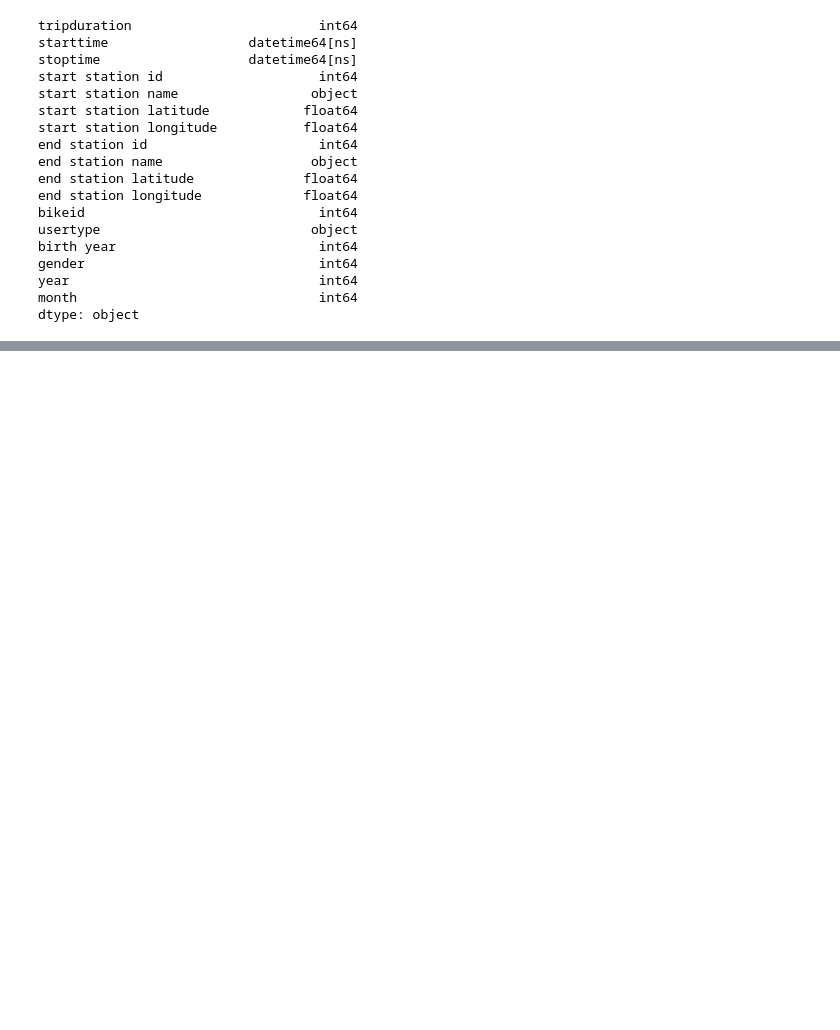
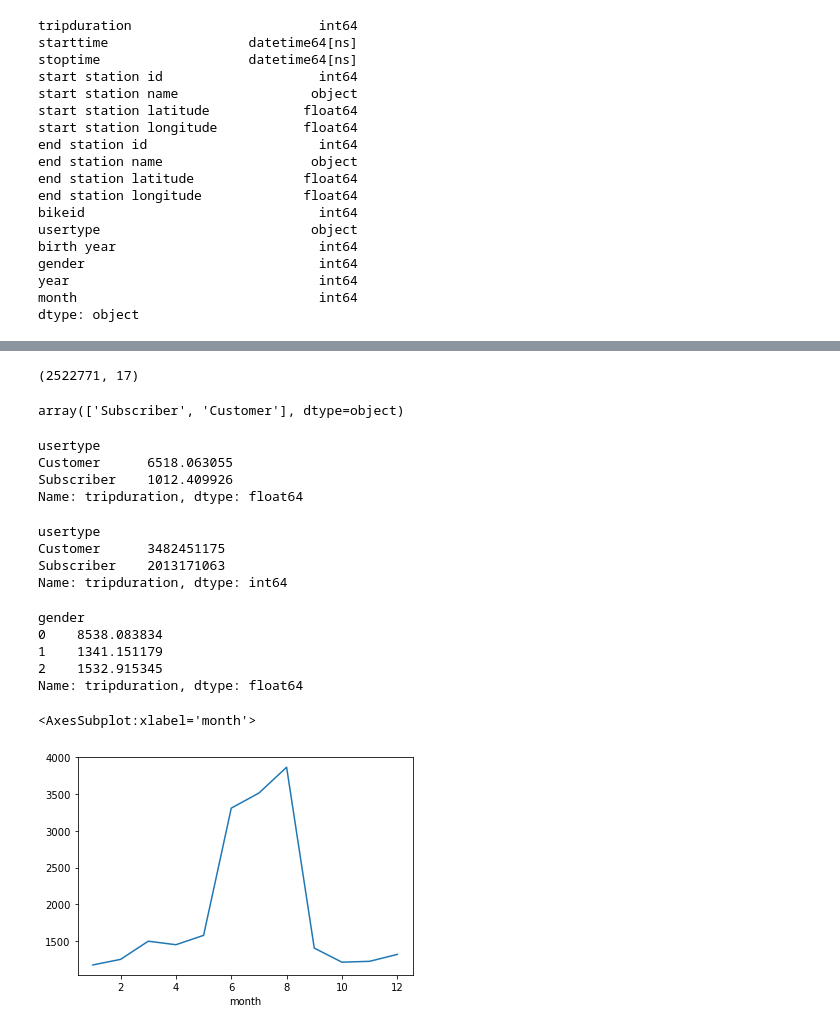
Before and after one commit to DFL1010/BlueBikes, a Jupyter notebook: BlueBikes.ipynb, the cells around one changed output, grey strips where cells are left out. Cells and saved outputs as stored; diff of their text form; code cells hidden in the pictures; blank space fills up the shorter version.

```diff
--- a/BlueBikes.ipynb
+++ b/BlueBikes.ipynb
@@ -69,0 +74,35 @@ Name: end station id, Length: 4652, dtype: int64
+# %%
+df_2019.shape
+# %% [output]
+(2522771, 17)
+# %%
+df_2019['usertype'].unique()
+# %% [output]
+array(['Subscriber', 'Customer'], dtype=object)
+# %%
+df_2019.groupby('usertype').tripduration.mean()
+# %% [output]
+usertype
+Customer      6518.063055
+Subscriber    1012.409926
+Name: tripduration, dtype: float64
+# %%
+df_2019.groupby('usertype').tripduration.sum()
+# %% [output]
+usertype
+Customer      3482451175
+Subscriber    2013171063
+Name: tripduration, dtype: int64
+# %%
+df_2019.groupby('gender').tripduration.mean()
+# %% [output]
+gender
+0    8538.083834
+1    1341.151179
+2    1532.915345
+Name: tripduration, dtype: float64
+# %%
+df_2019.groupby('month').tripduration.mean().plot()
+# %% [output]
+<AxesSubplot:xlabel='month'>
+[figure, added]
```
Also changed, not shown: parts of 1 cell of this notebook.
